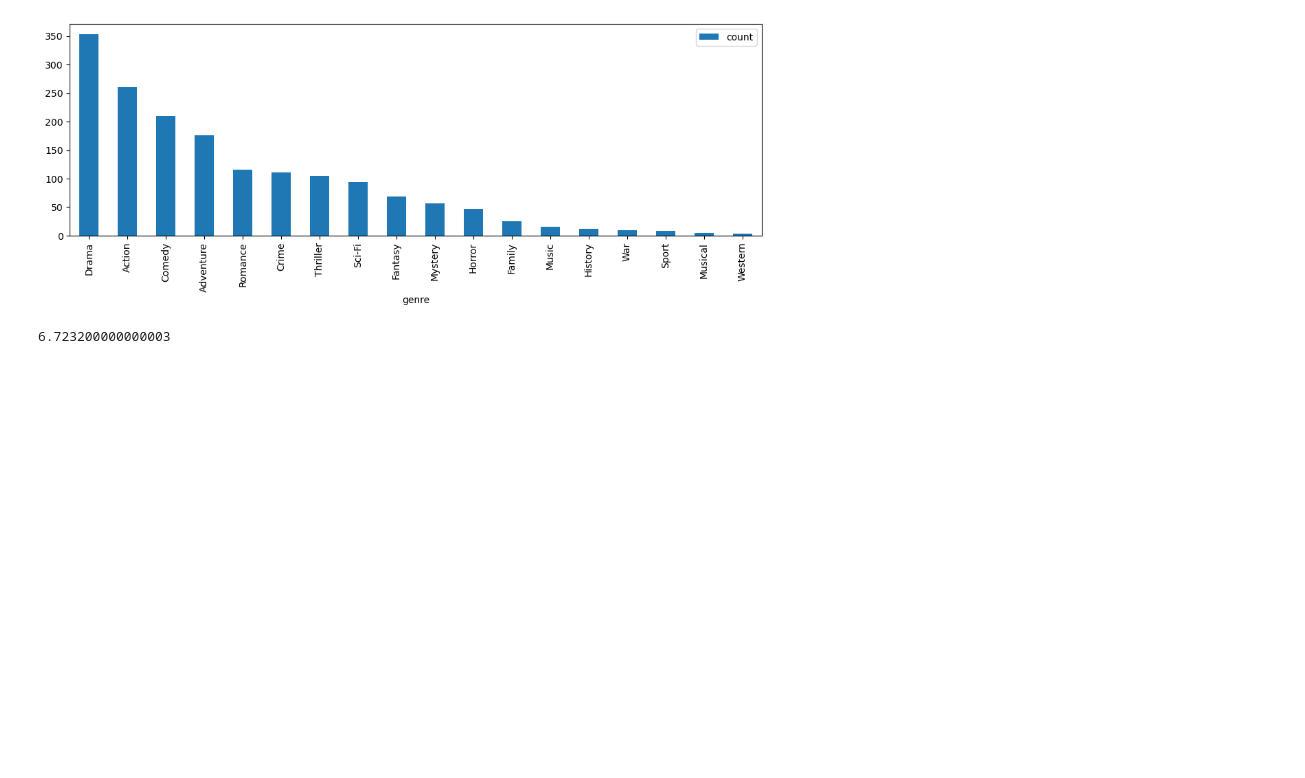
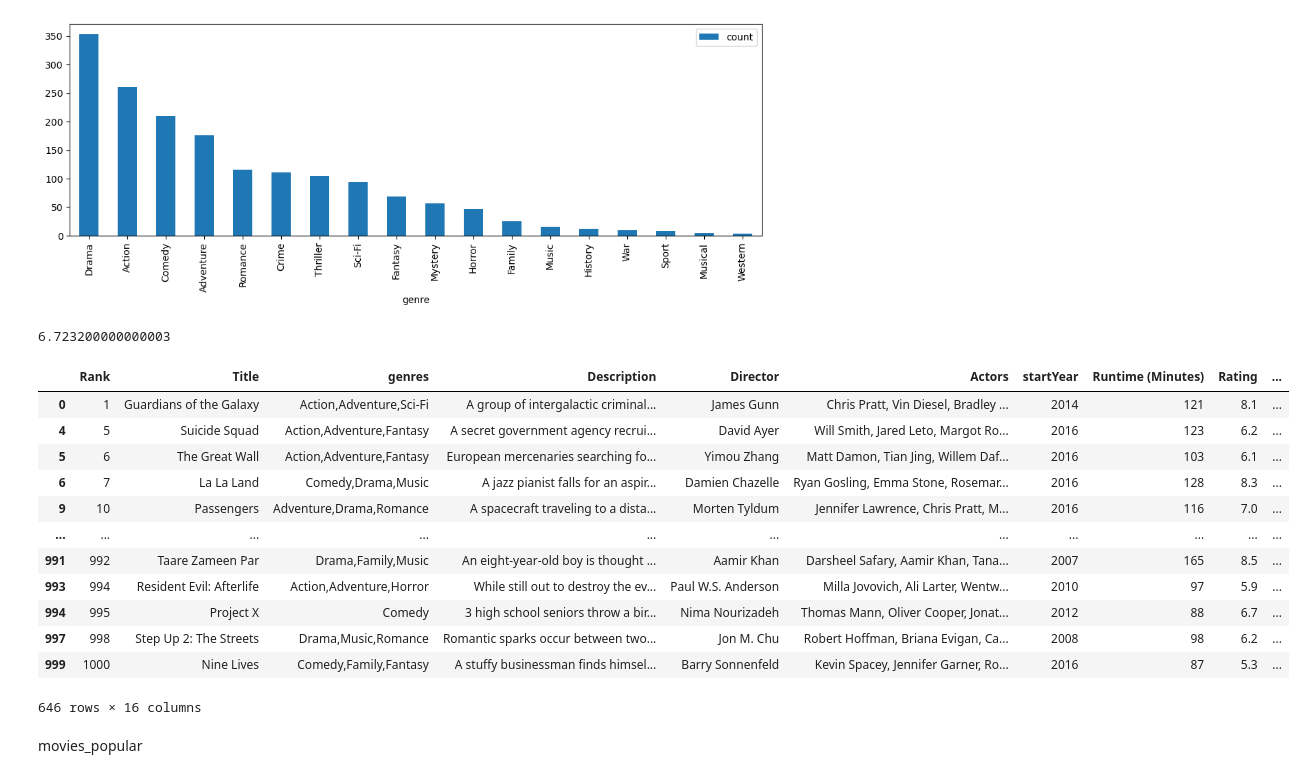
Before and after one commit to epfl-ada/ada-2022-project-jash, a Jupyter notebook: import_imdb_movie_data.ipynb, the cells around one changed output. Drawn from its saved outputs; the diff is of its cells as text; code cells hidden in the pictures; blank space fills up the shorter version.

Commit message:
Added genre analysis script

```diff
--- a/import_imdb_movie_data.ipynb
+++ b/import_imdb_movie_data.ipynb
@@ -166,3 +166,21 @@ genres_popular, counts, mp = extract_genres(movies_popular)
 movies_popular['Rating'].mean()
 # %% [output]
 6.723200000000003
+# %%
+mp
+# %% [output]
+|  | Rank | Title | genres | Description | Director | Actors | startYear | Runtime (Minutes) | Rating | ... |
+| 0 | 1 | Guardians of the Galaxy | Action,Adventure,Sci-Fi | A group of intergalactic criminal... | James Gunn | Chris Pratt, Vin Diesel, Bradley ... | 2014 | 121 | 8.1 | ... |
+| 4 | 5 | Suicide Squad | Action,Adventure,Fantasy | A secret government agency recrui... | David Ayer | Will Smith, Jared Leto, Margot Ro... | 2016 | 123 | 6.2 | ... |
+| 5 | 6 | The Great Wall | Action,Adventure,Fantasy | European mercenaries searching fo... | Yimou Zhang | Matt Damon, Tian Jing, Willem Daf... | 2016 | 103 | 6.1 | ... |
+| 6 | 7 | La La Land | Comedy,Drama,Music | A jazz pianist falls for an aspir... | Damien Chazelle | Ryan Gosling, Emma Stone, Rosemar... | 2016 | 128 | 8.3 | ... |
+| 9 | 10 | Passengers | Adventure,Drama,Romance | A spacecraft traveling to a dista... | Morten Tyldum | Jennifer Lawrence, Chris Pratt, M... | 2016 | 116 | 7.0 | ... |
+| ... | ... | ... | ... | ... | ... | ... | ... | ... | ... | ... |
+| 991 | 992 | Taare Zameen Par | Drama,Family,Music | An eight-year-old boy is thought ... | Aamir Khan | Darsheel Safary, Aamir Khan, Tana... | 2007 | 165 | 8.5 | ... |
+| 993 | 994 | Resident Evil: Afterlife | Action,Adventure,Horror | While still out to destroy the ev... | Paul W.S. Anderson | Milla Jovovich, Ali Larter, Wentw... | 2010 | 97 | 5.9 | ... |
+| 994 | 995 | Project X | Comedy | 3 high school seniors throw a bir... | Nima Nourizadeh | Thomas Mann, Oliver Cooper, Jonat... | 2012 | 88 | 6.7 | ... |
+| 997 | 998 | Step Up 2: The Streets | Drama,Music,Romance | Romantic sparks occur between two... | Jon M. Chu | Robert Hoffman, Briana Evigan, Ca... | 2008 | 98 | 6.2 | ... |
+| 999 | 1000 | Nine Lives | Comedy,Family,Fantasy | A stuffy businessman finds himsel... | Barry Sonnenfeld | Kevin Spacey, Jennifer Garner, Ro... | 2016 | 87 | 5.3 | ... |
+646 rows × 16 columns
+# %% [markdown]
+movies_popular
```
Also changed, not shown: 1 other file.
